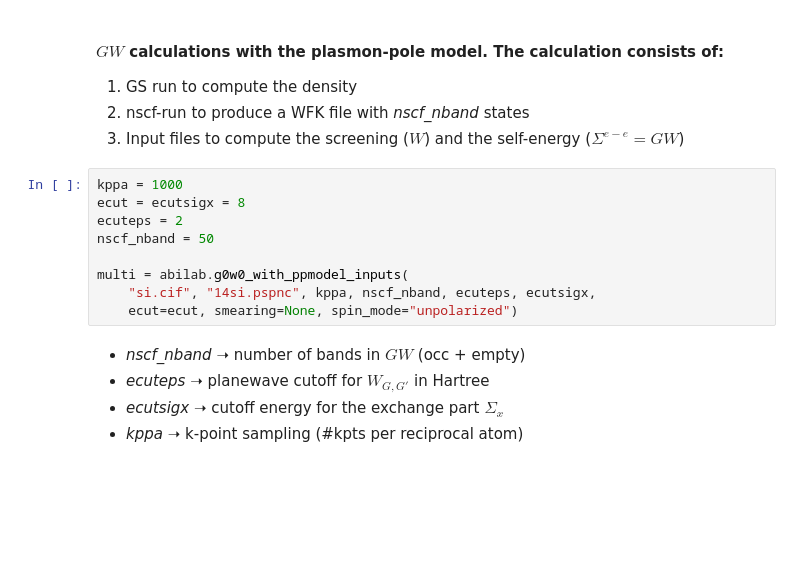
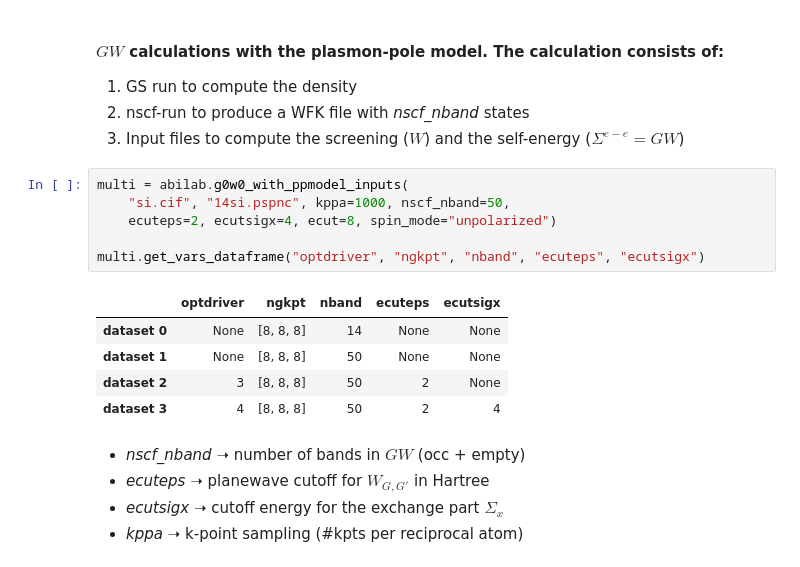
Before and after one commit to gmatteo/abipy_slides_aps_boston_2019, a Jupyter notebook: index.ipynb, the cells around one changed output. Saved outputs shown, nothing was run; the diff lists cells and outputs as text; blank space fills up the shorter version.

```diff
--- a/index.ipynb
+++ b/index.ipynb
@@ -1198,15 +1179,18 @@ multi = abilab.ebands_input(structure="si.cif",
 1. GS run to compute the density
 2. nscf-run to produce a WFK file with *nscf_nband* states
 3. Input files to compute the screening ($W$) and the self-energy ($\Sigma^{e-e} = GW$)
-# %%
-kppa = 1000
-ecut = ecutsigx = 8
-ecuteps = 2
-nscf_nband = 50
-
-multi = abilab.g0w0_with_ppmodel_inputs(
-    "si.cif", "14si.pspnc", kppa, nscf_nband, ecuteps, ecutsigx,
-    ecut=ecut, smearing=None, spin_mode="unpolarized")
+# %%
+multi = abilab.g0w0_with_ppmodel_inputs(
+    "si.cif", "14si.pspnc", kppa=1000, nscf_nband=50,
+    ecuteps=2, ecutsigx=4, ecut=8, spin_mode="unpolarized")
+
+multi.get_vars_dataframe("optdriver", "ngkpt", "nband", "ecuteps", "ecutsigx")
+# %% [output]
+|  | optdriver | ngkpt | nband | ecuteps | ecutsigx |
+| dataset 0 | None | [8, 8, 8] | 14 | None | None |
+| dataset 1 | None | [8, 8, 8] | 50 | None | None |
+| dataset 2 | 3 | [8, 8, 8] | 50 | 2 | None |
+| dataset 3 | 4 | [8, 8, 8] | 50 | 2 | 4 |
 # %% [markdown]
 * *nscf_nband*  ➝ number of bands in $GW$ (occ + empty)
 * *ecuteps* ➝ planewave cutoff for $W_{G, G'}$ in Hartree
```
Also changed, not shown: parts of 70 cells of this notebook, 2 other files.
